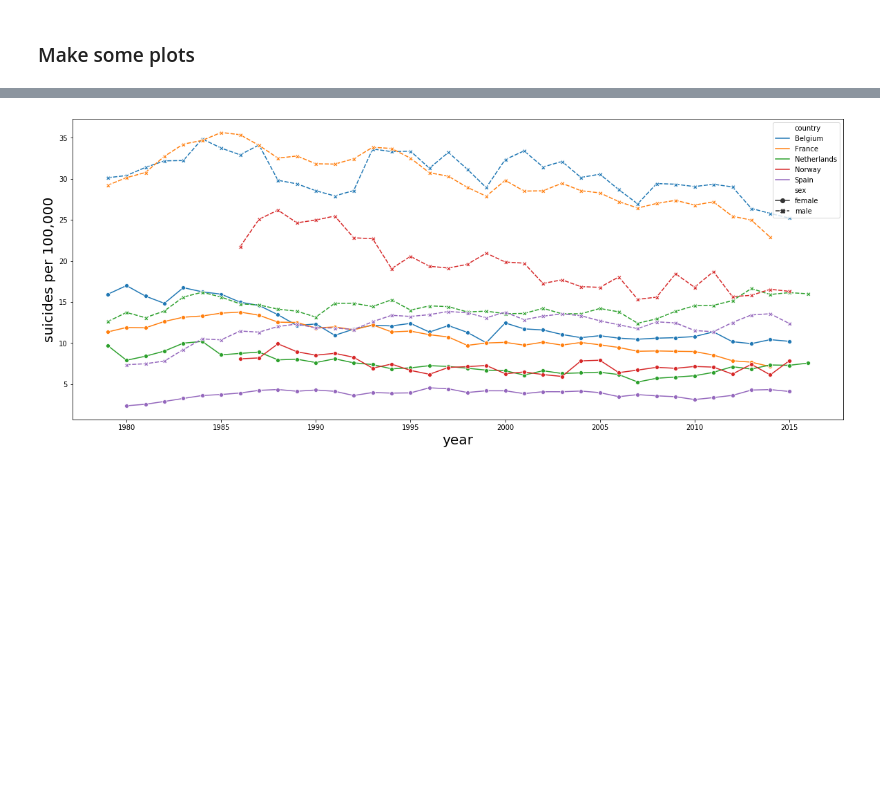
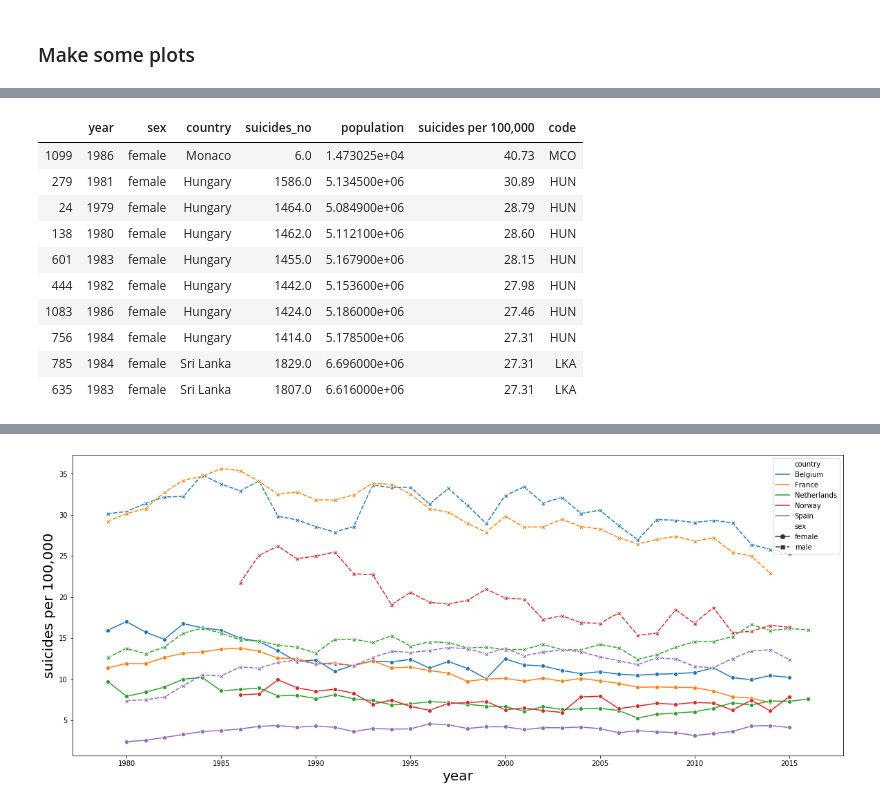
Before and after one commit to Hannemit/data_science_projects, a Jupyter notebook: notebooks/2_data_exploration.ipynb, the cells around one changed output, grey strips where cells are left out. Saved outputs shown, nothing was run; the diff lists cells and outputs as text; code cells hidden in the pictures; blank space fills up the shorter version.

```diff
--- a/notebooks/2_data_exploration.ipynb
+++ b/notebooks/2_data_exploration.ipynb
@@ -88,0 +83,14 @@ list(df_suicides["country"])
+# %%
+females.sort_values(by="suicides per 100,000", ascending=False).head(10)
+# %% [output]
+|  | year | sex | country | suicides_no | population | suicides per 100,000 | code |
+| 1099 | 1986 | female | Monaco | 6.0 | 1.473025e+04 | 40.73 | MCO |
+| 279 | 1981 | female | Hungary | 1586.0 | 5.134500e+06 | 30.89 | HUN |
+| 24 | 1979 | female | Hungary | 1464.0 | 5.084900e+06 | 28.79 | HUN |
+| 138 | 1980 | female | Hungary | 1462.0 | 5.112100e+06 | 28.60 | HUN |
+| 601 | 1983 | female | Hungary | 1455.0 | 5.167900e+06 | 28.15 | HUN |
+| 444 | 1982 | female | Hungary | 1442.0 | 5.153600e+06 | 27.98 | HUN |
+| 1083 | 1986 | female | Hungary | 1424.0 | 5.186000e+06 | 27.46 | HUN |
+| 756 | 1984 | female | Hungary | 1414.0 | 5.178500e+06 | 27.31 | HUN |
+| 785 | 1984 | female | Sri Lanka | 1829.0 | 6.696000e+06 | 27.31 | LKA |
+| 635 | 1983 | female | Sri Lanka | 1807.0 | 6.616000e+06 | 27.31 | LKA |
```
Also changed, not shown: parts of 26 cells of this notebook.
